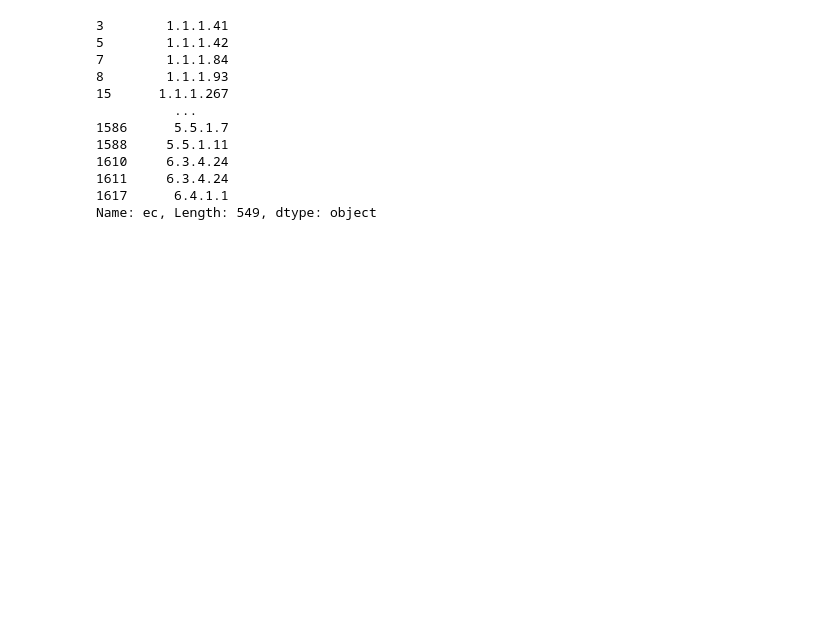
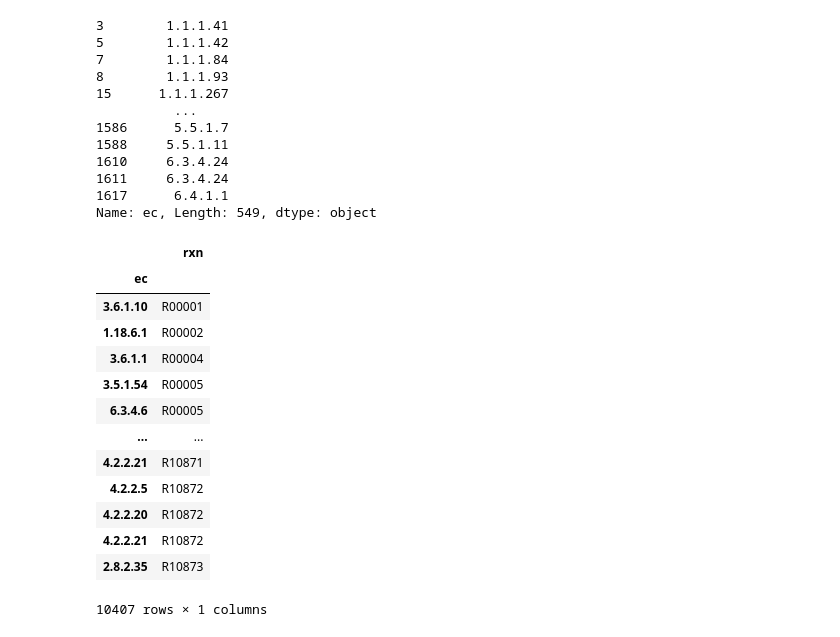
Before and after one commit to jgoldford/networkExpansionPy, a Jupyter notebook: networkExpansionPy/assets/KEGG/metal_ec.ipynb, the cells around one changed output. Cells and saved outputs as stored; diff of their text form; code cells hidden in the pictures; blank space fills up the shorter version.

```diff
--- a/networkExpansionPy/assets/KEGG/metal_ec.ipynb
+++ b/networkExpansionPy/assets/KEGG/metal_ec.ipynb
@@ -37,3 +37,20 @@ ecrn['ec3'] = ecrn['ec'].apply(lambda x: ".".join(x.split('.')[0:3]))
 g  = ecrn[ecrn['ec3'].isin(ec3_list)][['rxn']]
 # %%
 g.rename({'rxn':'rn'},axis=1).to_csv('../reaction_sets/reactions.FeMnCatalyzed.01Feb2021.csv')
+# %%
+ecrn.set_index('ec')
+# %% [output]
+|  | rxn |
+| ec |  |
+| 3.6.1.10 | R00001 |
+| 1.18.6.1 | R00002 |
+| 3.6.1.1 | R00004 |
+| 3.5.1.54 | R00005 |
+| 6.3.4.6 | R00005 |
+| ... | ... |
+| 4.2.2.21 | R10871 |
+| 4.2.2.5 | R10872 |
+| 4.2.2.20 | R10872 |
+| 4.2.2.21 | R10872 |
+| 2.8.2.35 | R10873 |
+10407 rows × 1 columns
```
Also changed, not shown: parts of 7 cells of this notebook, 30 other files.
